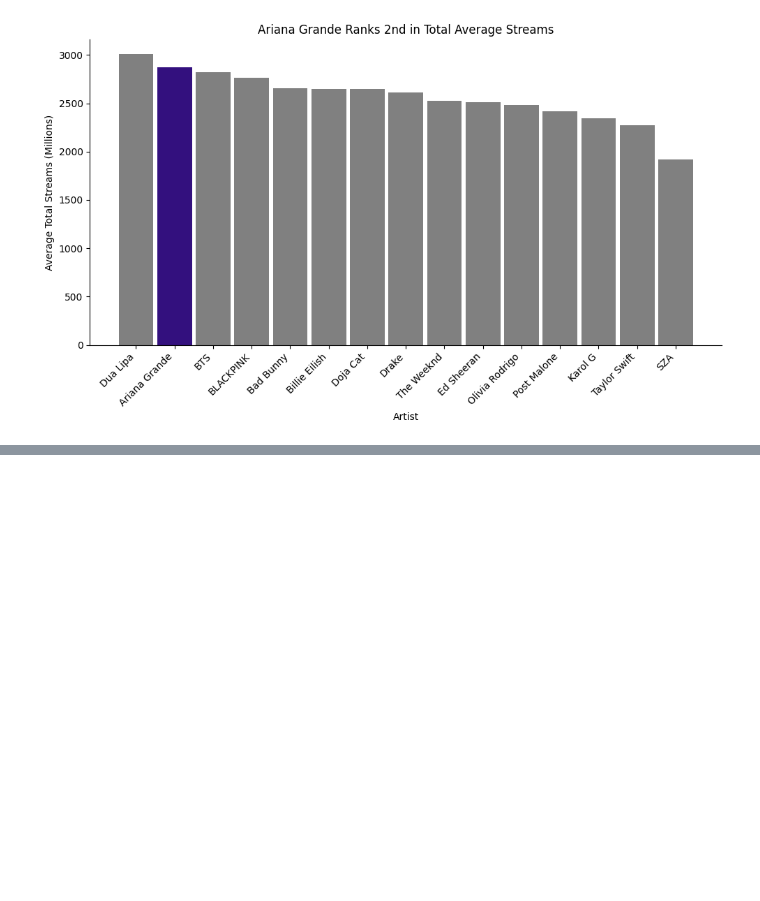
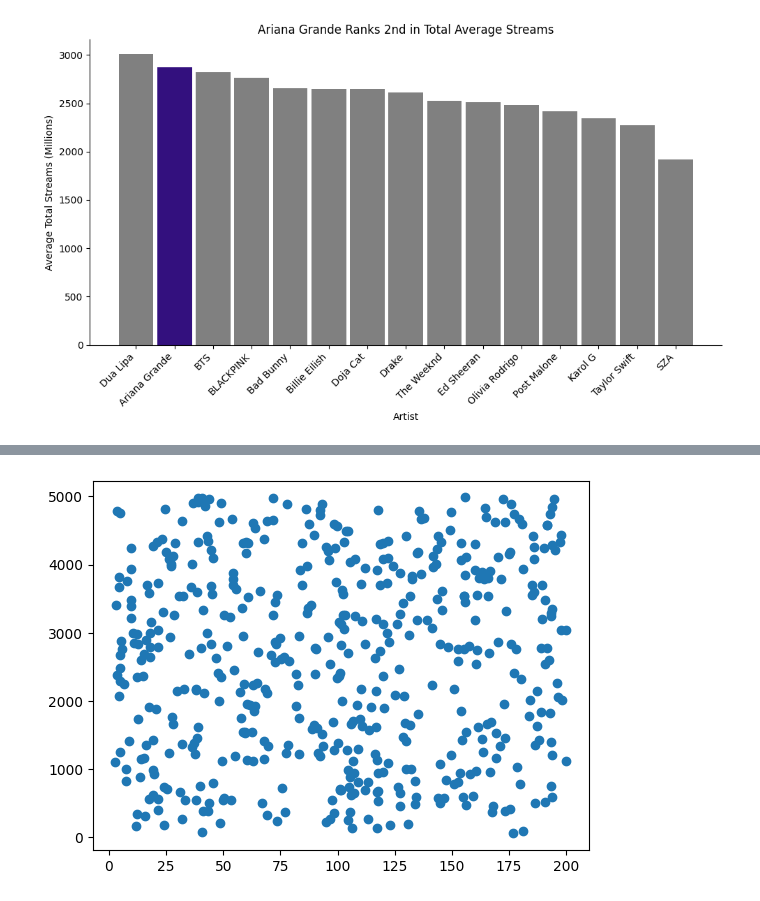
Before and after one commit to Bourne215/Learning_plots_BenjaminTrieu, a Jupyter notebook: notebooks/Plotting_Exercise.ipynb, the cells around one changed output, grey strips where cells are left out. Saved outputs shown, nothing was run; the diff lists cells and outputs as text; code cells hidden in the pictures; blank space fills up the shorter version.

Commit message:
Scatter Plots Exercise going on to Line Charts

```diff
--- a/notebooks/Plotting_Exercise.ipynb
+++ b/notebooks/Plotting_Exercise.ipynb
@@ -143,0 +169,5 @@ plt.show()
+# %%
+plt.scatter(spotify_df["Streams Last 30 Days (Millions)"], spotify_df["Total Streams (Millions)"])
+plt.show()
+# %% [output]
+[figure, added]
```
Also changed, not shown: parts of 4 cells of this notebook.
